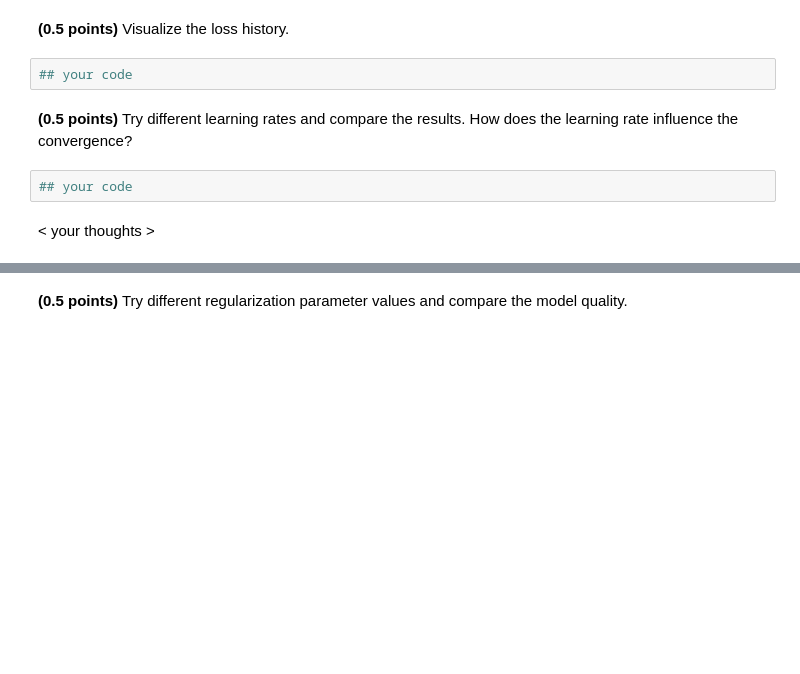
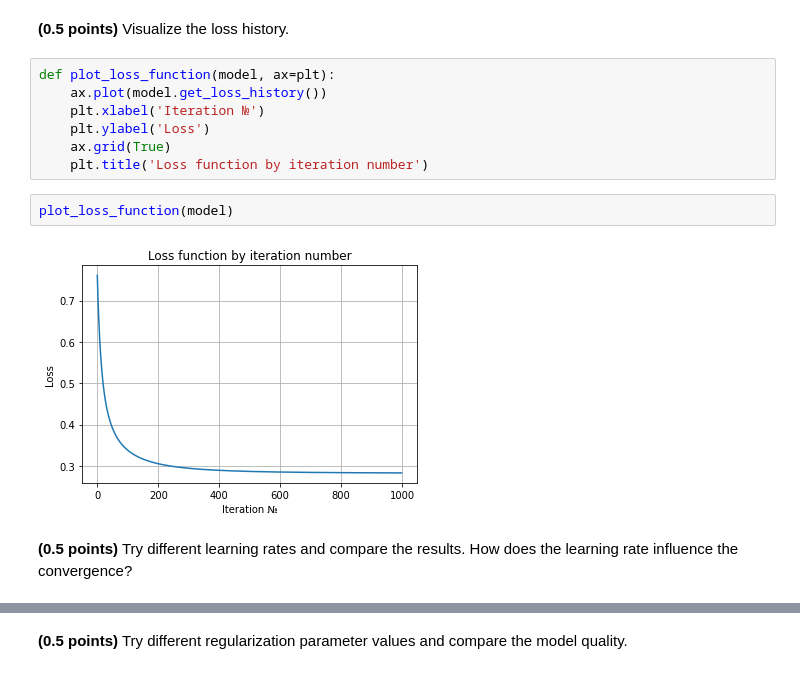
Before and after one commit to zappaz00/5_classification_linear_knn, a Jupyter notebook: hw_classification.ipynb, the cells around one changed output, grey strips where cells are left out. Saved outputs shown, nothing was run; the diff lists cells and outputs as text; blank space fills up the shorter version.

```diff
--- a/hw_classification.ipynb
+++ b/hw_classification.ipynb
@@ -183,11 +194,16 @@ train_acc, test_acc
 assert min(train_acc, test_acc) > 0.9
 # %% [markdown]
 **(0.5 points)** Visualize the loss history.
-# %%
-## your code
+# %%
+def plot_loss_function(model, ax=plt):
+    ax.plot(model.get_loss_history())
+    plt.xlabel('Iteration №')
+    plt.ylabel('Loss')
+    ax.grid(True)
+    plt.title('Loss function by iteration number')
+# %%
+plot_loss_function(model)
+# %% [output]
+[figure, added]
 # %% [markdown]
 **(0.5 points)** Try different learning rates and compare the results. How does the learning rate influence the convergence?
-# %%
-## your code
-# %% [markdown]
-< your thoughts >
```
Also changed, not shown: parts of 12 cells of this notebook, 3 other files.
